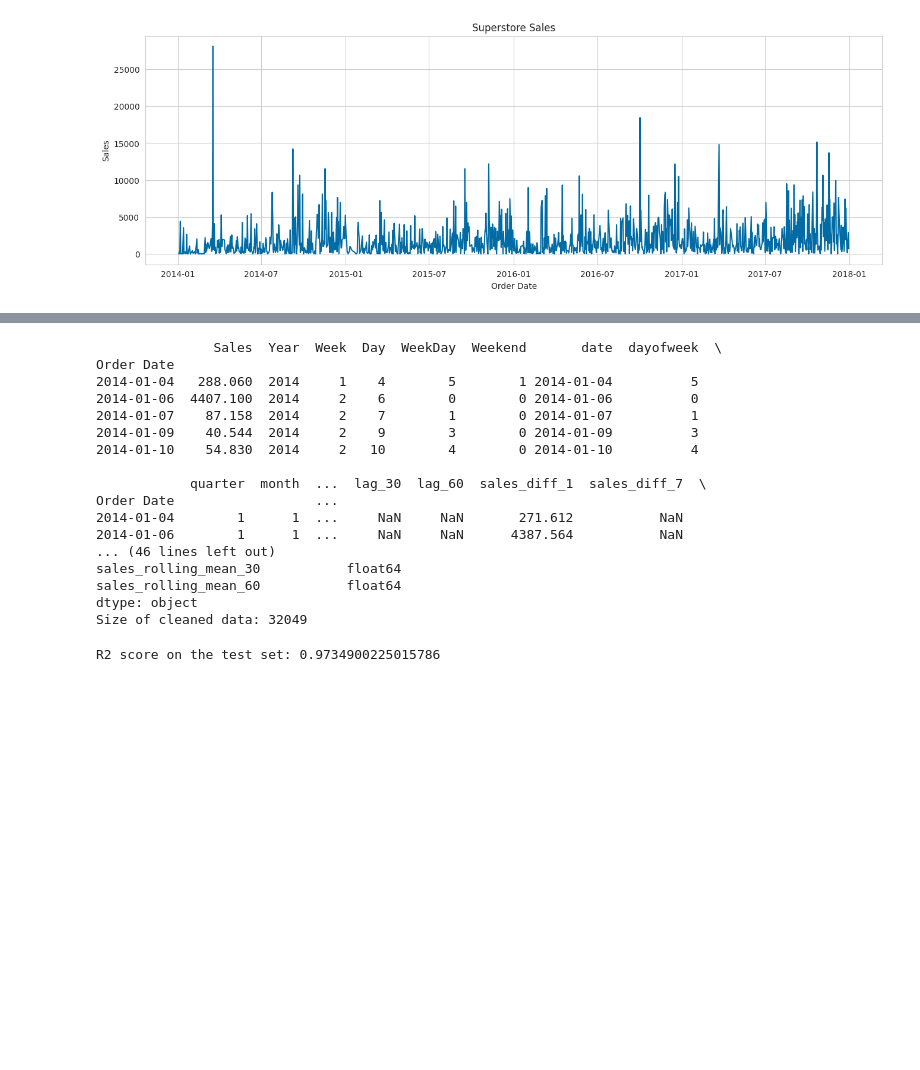
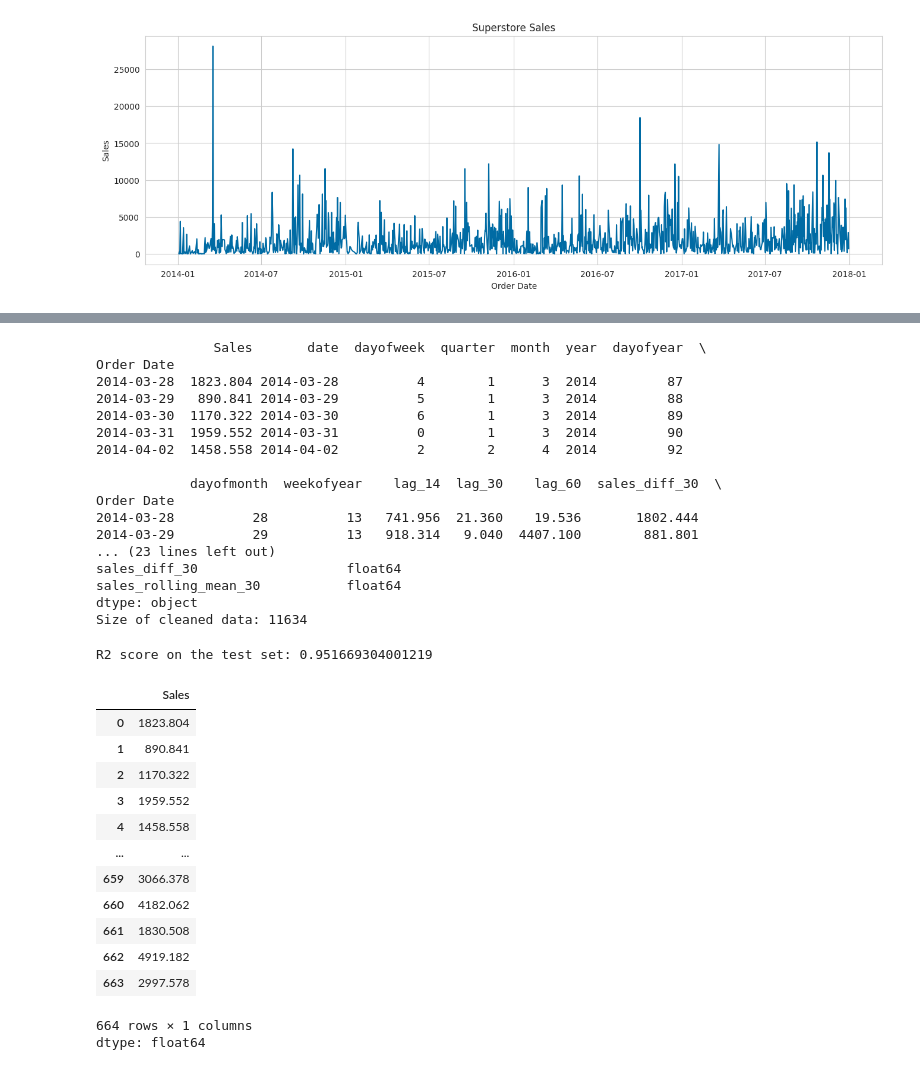
Before and after one commit to lindsey5/Python-Practice, a Jupyter notebook: Untitled3.ipynb, the cells around one changed output, grey strips where cells are left out. Cells and saved outputs as stored; diff of their text form; code cells hidden in the pictures; blank space fills up the shorter version.

```diff
--- a/Untitled3.ipynb
+++ b/Untitled3.ipynb
@@ -138,26 +103,27 @@ df_with_features.corr()
 # %%
-df = df_with_features[(df_with_features['Sales'] < 10000) & (df_with_features['Sales'] > 20)].copy()
+df = df_with_features[(df_with_features['Sales'] < 10000) & (df_with_features['Sales'] > 500)].copy()
+df.dropna(inplace=True)
 print(df.head())
 print(df.dtypes)
 print("Size of cleaned data:", df.size)
 # %% [output]
-               Sales  Year  Week  Day  WeekDay  Weekend       date  dayofweek  \
+               Sales       date  dayofweek  quarter  month  year  dayofyear  \
 Order Date
-2014-01-04   288.060  2014     1    4        5        1 2014-01-04          5
-2014-01-06  4407.100  2014     2    6        0        0 2014-01-06          0
-2014-01-07    87.158  2014     2    7        1        0 2014-01-07          1
-2014-01-09    40.544  2014     2    9        3        0 2014-01-09          3
-2014-01-10    54.830  2014     2   10        4        0 2014-01-10          4
+2014-03-28  1823.804 2014-03-28          4        1      3  2014         87
+2014-03-29   890.841 2014-03-29          5        1      3  2014         88
+2014-03-30  1170.322 2014-03-30          6        1      3  2014         89
+2014-03-31  1959.552 2014-03-31          0        1      3  2014         90
+2014-04-02  1458.558 2014-04-02          2        2      4  2014         92
 
-            quarter  month  ...  lag_30  lag_60  sales_diff_1  sales_diff_7  \
-Order Date                  ...
-2014-01-04        1      1  ...     NaN     NaN       271.612           NaN
-2014-01-06        1      1  ...     NaN     NaN      4387.564           NaN
-... (46 lines left out)
+            dayofmonth  weekofyear    lag_14  lag_30    lag_60  sales_diff_30  \
+Order Date
+2014-03-28          28          13   741.956  21.360    19.536       1802.444
+2014-03-29          29          13   918.314   9.040  4407.100        881.801
+... (23 lines left out)
+sales_diff_30                   float64
 sales_rolling_mean_30           float64
-sales_rolling_mean_60           float64
 dtype: object
-Size of cleaned data: 32049
+Size of cleaned data: 11634
 # %%
 # Split the data into training and testing sets
 train_size = int(0.8 * len(df))
@@ -193,11 +155,11 @@ X_train, y_train = split(train_df.copy(), label='Sales')
 X_test, y_test = split(test_df.copy(), label='Sales')
 # %%
 params = {
-    'min_child_weight': [4, 5, 6, 7],
+    'min_child_weight': [4, 5, 6, 8],
     'gamma': [i / 10.0 for i in range(3, 6)],
     'subsample': [i / 10.0 for i in range(6, 11)],
     'colsample_bytree': [i / 10.0 for i in range(6, 11)],
-    'max_depth': [2, 3, 4, 5, 6, 7],
+    'max_depth': [4, 5, 6],
 }
 # Initialize XGB and GridSearch
 xgb_reg = xgb.XGBRegressor(objective='reg:squarederror', n_jobs=-1, random_state=42)
@@ -207,7 +169,24 @@ gridcv_xgb = grid.best_estimator_
 r2 = r2_score(y_test, gridcv_xgb.predict(X_test))
 print(f"\nR2 score on the test set: {r2}")
 # %% [output]
-R2 score on the test set: 0.9734900225015786
+R2 score on the test set: 0.951669304001219
+# %%
+y_train
+# %% [output]
+|  | Sales |
+| 0 | 1823.804 |
+| 1 | 890.841 |
+| 2 | 1170.322 |
+| 3 | 1959.552 |
+| 4 | 1458.558 |
+| ... | ... |
+| 659 | 3066.378 |
+| 660 | 4182.062 |
+| 661 | 1830.508 |
+| 662 | 4919.182 |
+| 663 | 2997.578 |
+664 rows × 1 columns
+dtype: float64
 # %%
 plt.figure(figsize=(12, 6))
 xgb.plot_importance(gridcv_xgb, height=0.8)
```
Also changed, not shown: parts of 10 cells of this notebook.
